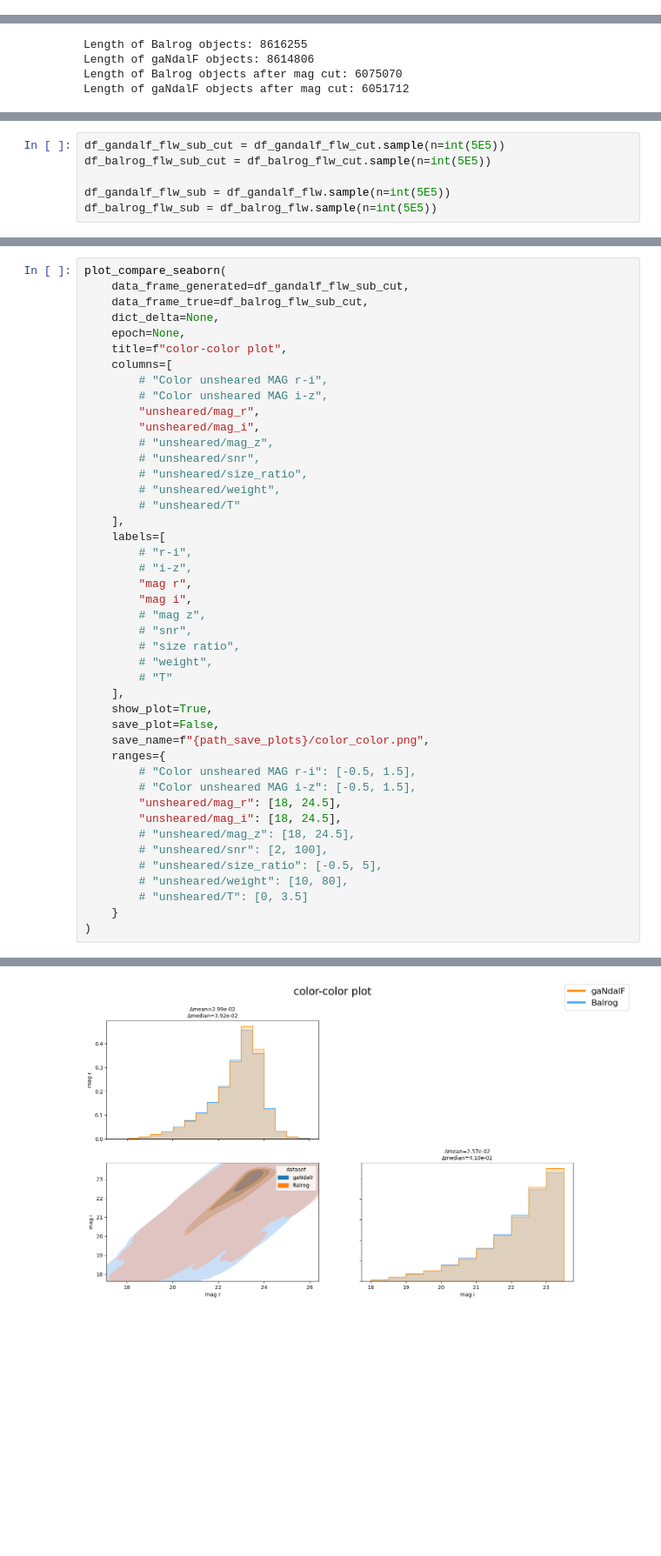
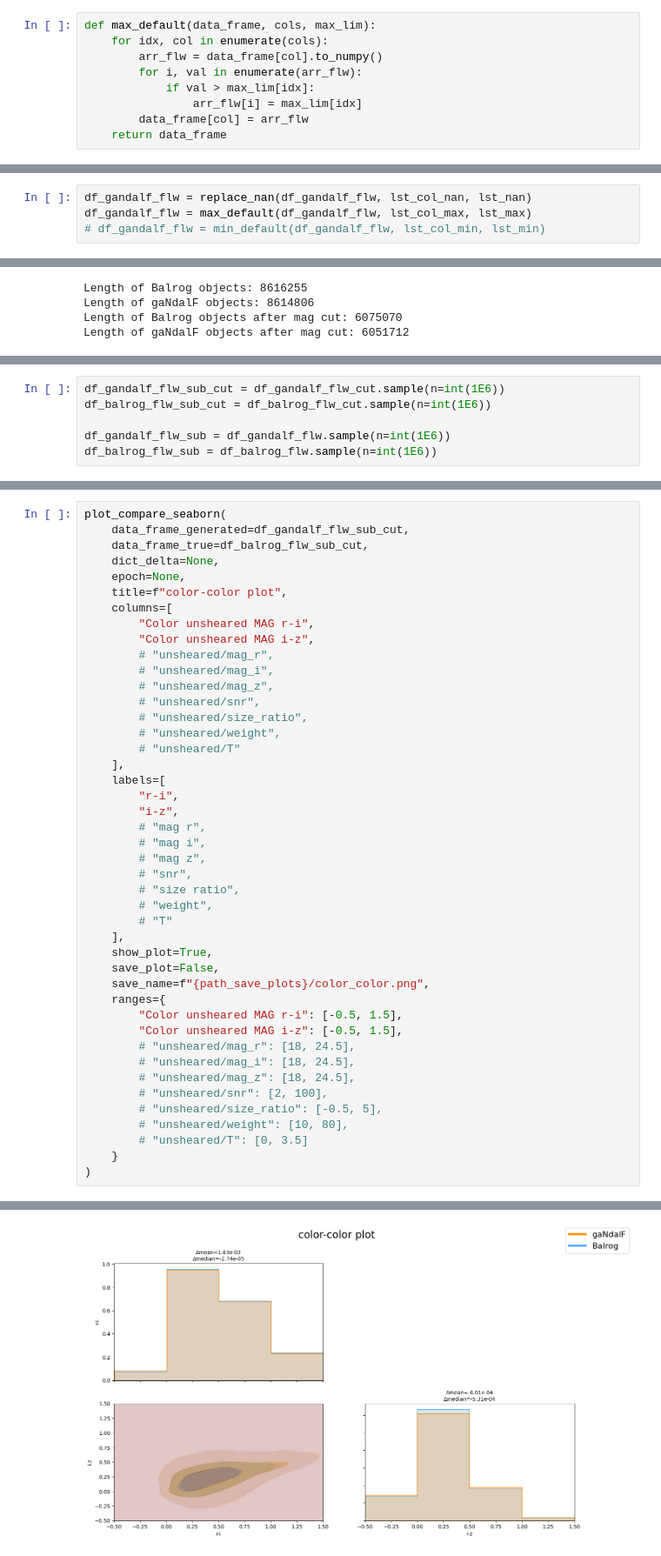
Before and after one commit to elmichelangelo/GalaxyFlow, a Jupyter notebook: MAC_gaNdalF_paper_flow_plots.ipynb, the cells around one changed output, grey strips where cells are left out. Shown at 87% size. Drawn from its saved outputs; the diff is of its cells as text; blank space fills up the shorter version.

```diff
--- a/MAC_gaNdalF_paper_flow_plots.ipynb
+++ b/MAC_gaNdalF_paper_flow_plots.ipynb
@@ -28,0 +58,9 @@ df_gandalf_flw["Color unsheared MAG i-z"] = df_gandalf_flw["unsheared/mag_i"] -
+# %%
+def max_default(data_frame, cols, max_lim):
+    for idx, col in enumerate(cols):
+        arr_flw = data_frame[col].to_numpy()
+        for i, val in enumerate(arr_flw):
+            if val > max_lim[idx]:
+                arr_flw[i] = max_lim[idx]
+        data_frame[col] = arr_flw
+    return data_frame
@@ -28,0 +131,4 @@ df_gandalf_flw["Color unsheared MAG i-z"] = df_gandalf_flw["unsheared/mag_i"] -
+# %%
+df_gandalf_flw = replace_nan(df_gandalf_flw, lst_col_nan, lst_nan)
+df_gandalf_flw = max_default(df_gandalf_flw, lst_col_max, lst_max)
+# df_gandalf_flw = min_default(df_gandalf_flw, lst_col_min, lst_min)
@@ -162,10 +271,10 @@ plot_balrog_histogram_with_error(
 <Figure size 640x480 with 0 Axes>
 # %%
-df_gandalf_flw_sub_cut = df_gandalf_flw_cut.sample(n=int(5E5))
-df_balrog_flw_sub_cut = df_balrog_flw_cut.sample(n=int(5E5))
+df_gandalf_flw_sub_cut = df_gandalf_flw_cut.sample(n=int(1E6))
+df_balrog_flw_sub_cut = df_balrog_flw_cut.sample(n=int(1E6))
 
-df_gandalf_flw_sub = df_gandalf_flw.sample(n=int(5E5))
-df_balrog_flw_sub = df_balrog_flw.sample(n=int(5E5))
+df_gandalf_flw_sub = df_gandalf_flw.sample(n=int(1E6))
+df_balrog_flw_sub = df_balrog_flw.sample(n=int(1E6))
 # %%
 plot_compare_seaborn(
     data_frame_generated=df_gandalf_flw_sub,
@@ -222,10 +398,10 @@ plot_compare_seaborn(
     epoch=None,
     title=f"color-color plot",
     columns=[
-        # "Color unsheared MAG r-i",
-        # "Color unsheared MAG i-z",
-        "unsheared/mag_r",
-        "unsheared/mag_i",
+        "Color unsheared MAG r-i",
+        "Color unsheared MAG i-z",
+        # "unsheared/mag_r",
+        # "unsheared/mag_i",
         # "unsheared/mag_z",
         # "unsheared/snr",
         # "unsheared/size_ratio",
@@ -233,10 +409,10 @@ plot_compare_seaborn(
         # "unsheared/T"
     ],
     labels=[
-        # "r-i",
-        # "i-z",
-        "mag r",
-        "mag i",
+        "r-i",
+        "i-z",
+        # "mag r",
+        # "mag i",
         # "mag z",
         # "snr",
         # "size ratio",
@@ -247,10 +423,10 @@ plot_compare_seaborn(
     save_plot=False,
     save_name=f"{path_save_plots}/color_color.png",
     ranges={
-        # "Color unsheared MAG r-i": [-0.5, 1.5],
-        # "Color unsheared MAG i-z": [-0.5, 1.5],
-        "unsheared/mag_r": [18, 24.5],
-        "unsheared/mag_i": [18, 24.5],
+        "Color unsheared MAG r-i": [-0.5, 1.5],
+        "Color unsheared MAG i-z": [-0.5, 1.5],
+        # "unsheared/mag_r": [18, 24.5],
+        # "unsheared/mag_i": [18, 24.5],
         # "unsheared/mag_z": [18, 24.5],
         # "unsheared/snr": [2, 100],
         # "unsheared/size_ratio": [-0.5, 5],
@@ -267 +443 @@ Plot histogram for col unsheared/mag_i. Δmean=2.99e-02
-[figure, old version]
+[figure, new version]
```
Also changed, not shown: parts of 16 cells of this notebook, 3 other files.
